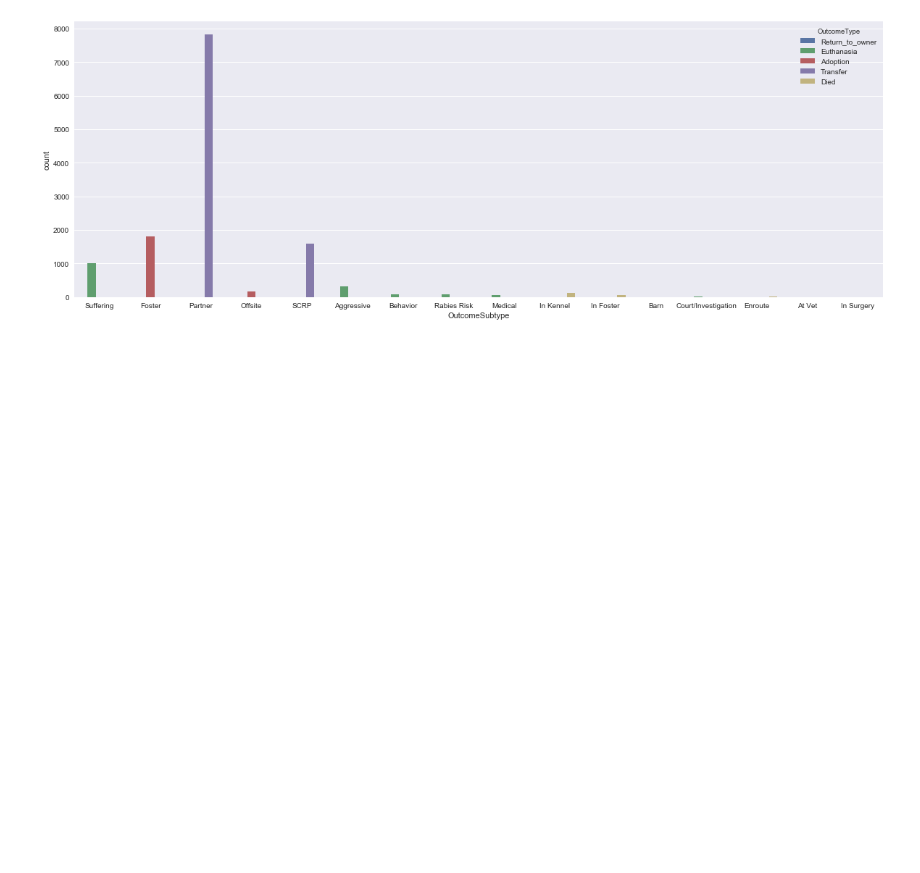
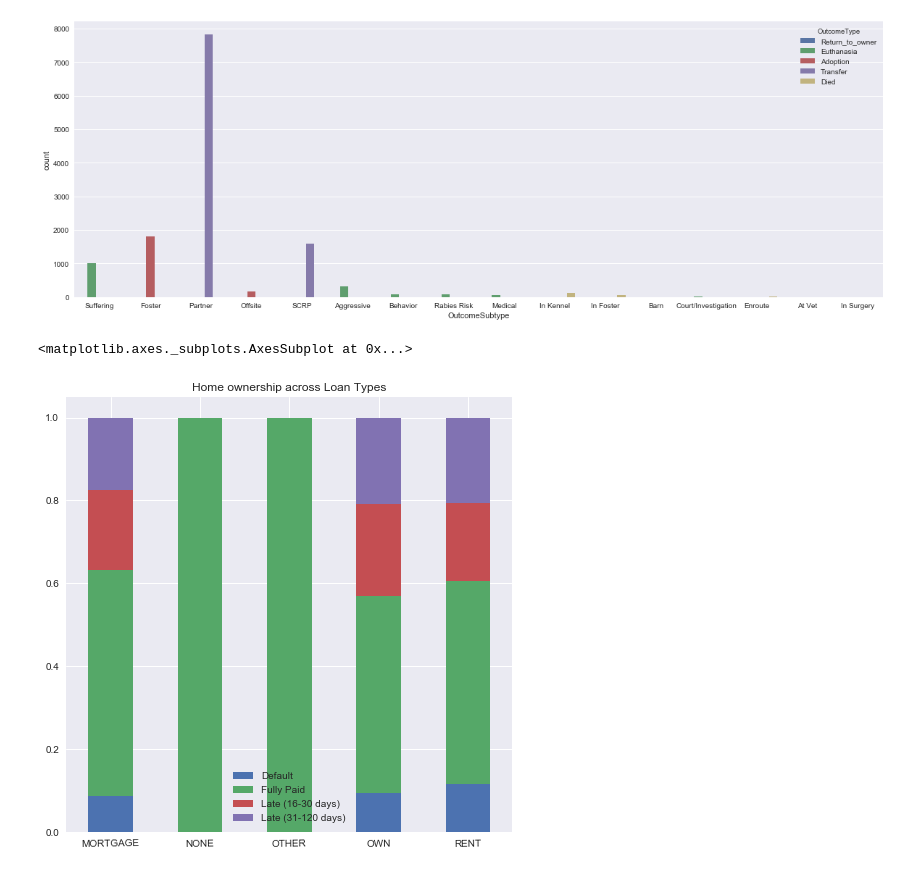
Before and after one commit to JihongL/Shelter-Animal-Outcomes, a Jupyter notebook: Shelter_EDA.ipynb, the cells around one changed output. Drawn from its saved outputs; the diff is of its cells as text; code cells hidden in the pictures; blank space fills up the shorter version.

Commit message:
graphwork

```diff
--- a/Shelter_EDA.ipynb
+++ b/Shelter_EDA.ipynb
@@ -259,3 +258,15 @@ sns.countplot(x='OutcomeSubtype', hue='OutcomeType', data = train)
 # %% [output]
 <matplotlib.axes._subplots.AxesSubplot at 0x...>
 [figure]
+# %%
+d = {('Default', 'MORTGAGE'): 498, ('Default', 'OWN'): 110, ('Default', 'RENT'): 611, ('Fully Paid', 'MORTGAGE'): 3100, ('Fully Paid', 'NONE'): 1, ('Fully Paid', 'OTHER'): 5, ('Fully Paid', 'OWN'): 558, ('Fully Paid', 'RENT'): 2568, ('Late (16-30 days)', 'MORTGAGE'): 1101, ('Late (16-30 days)', 'OWN'): 260, ('Late (16-30 days)', 'RENT'): 996, ('Late (31-120 days)', 'MORTGAGE'): 994, ('Late (31-120 days)', 'OWN'): 243, ('Late (31-120 days)', 'RENT'): 1081}
+
+sub_df1 = pd.DataFrame(d.values(), columns=['count'], index=pd.MultiIndex.from_tuples(d.keys()))
+sub_df2 = sub_df1.unstack()
+sub_df2.columns = sub_df2.columns.droplevel()  # Drop `count` label.
+sub_df2 = sub_df2.div(sub_df2.sum())
+sub_df2.T.plot(kind='bar', stacked=True, rot=1, figsize=(8, 8),
+               title="Home ownership across Loan Types")
+# %% [output]
+<matplotlib.axes._subplots.AxesSubplot at 0x...>
+[figure, added]
```
Also changed, not shown: parts of 3 cells of this notebook.
